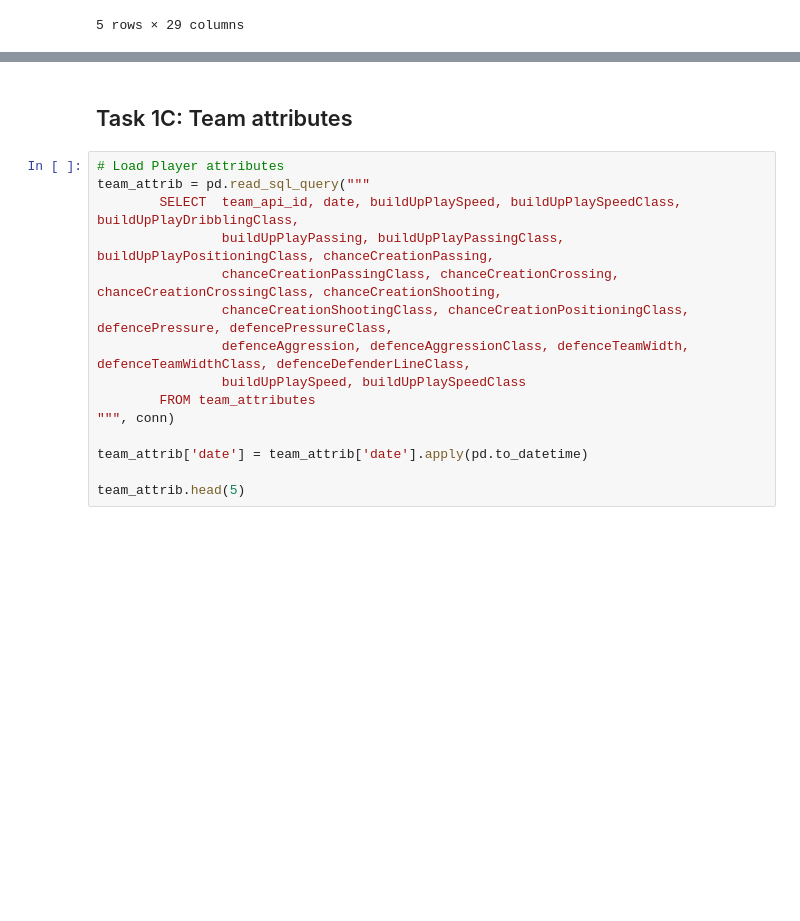
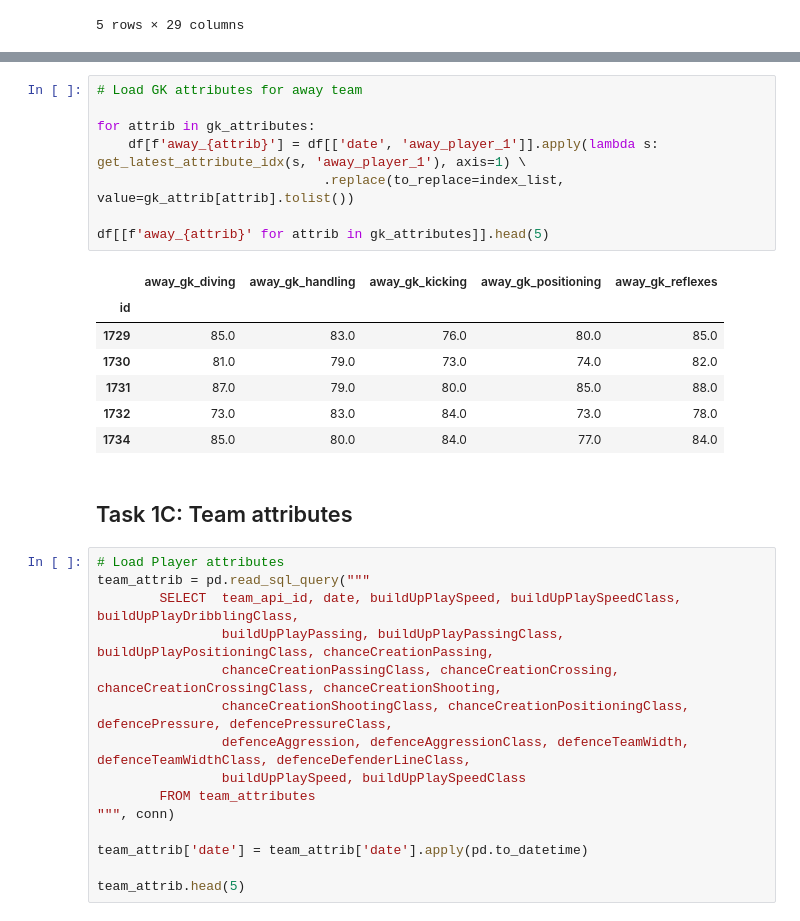
Before and after one commit to amrawadk/football-data-analysis, a Jupyter notebook: build_database.ipynb, the cells around one changed output, grey strips where cells are left out. Cells and saved outputs as stored; diff of their text form; blank space fills up the shorter version.

```diff
--- a/build_database.ipynb
+++ b/build_database.ipynb
@@ -318,3 +367,19 @@ df[[f'away_{attrib}' for attrib in player_attribs]].head(5)
+# %%
+# Load GK attributes for away team
+
+for attrib in gk_attributes:
+    df[f'away_{attrib}'] = df[['date', 'away_player_1']].apply(lambda s: get_latest_attribute_idx(s, 'away_player_1'), axis=1) \
+                             .replace(to_replace=index_list, value=gk_attrib[attrib].tolist())
+
+df[[f'away_{attrib}' for attrib in gk_attributes]].head(5)
+# %% [output]
+|  | away_gk_diving | away_gk_handling | away_gk_kicking | away_gk_positioning | away_gk_reflexes |
+| id |  |  |  |  |  |
+| 1729 | 85.0 | 83.0 | 76.0 | 80.0 | 85.0 |
+| 1730 | 81.0 | 79.0 | 73.0 | 74.0 | 82.0 |
+| 1731 | 87.0 | 79.0 | 80.0 | 85.0 | 88.0 |
+| 1732 | 73.0 | 83.0 | 84.0 | 73.0 | 78.0 |
+| 1734 | 85.0 | 80.0 | 84.0 | 77.0 | 84.0 |
 # %% [markdown]
 ## Task 1C: Team attributes
 # %%
```
Also changed, not shown: parts of 5 cells of this notebook.
